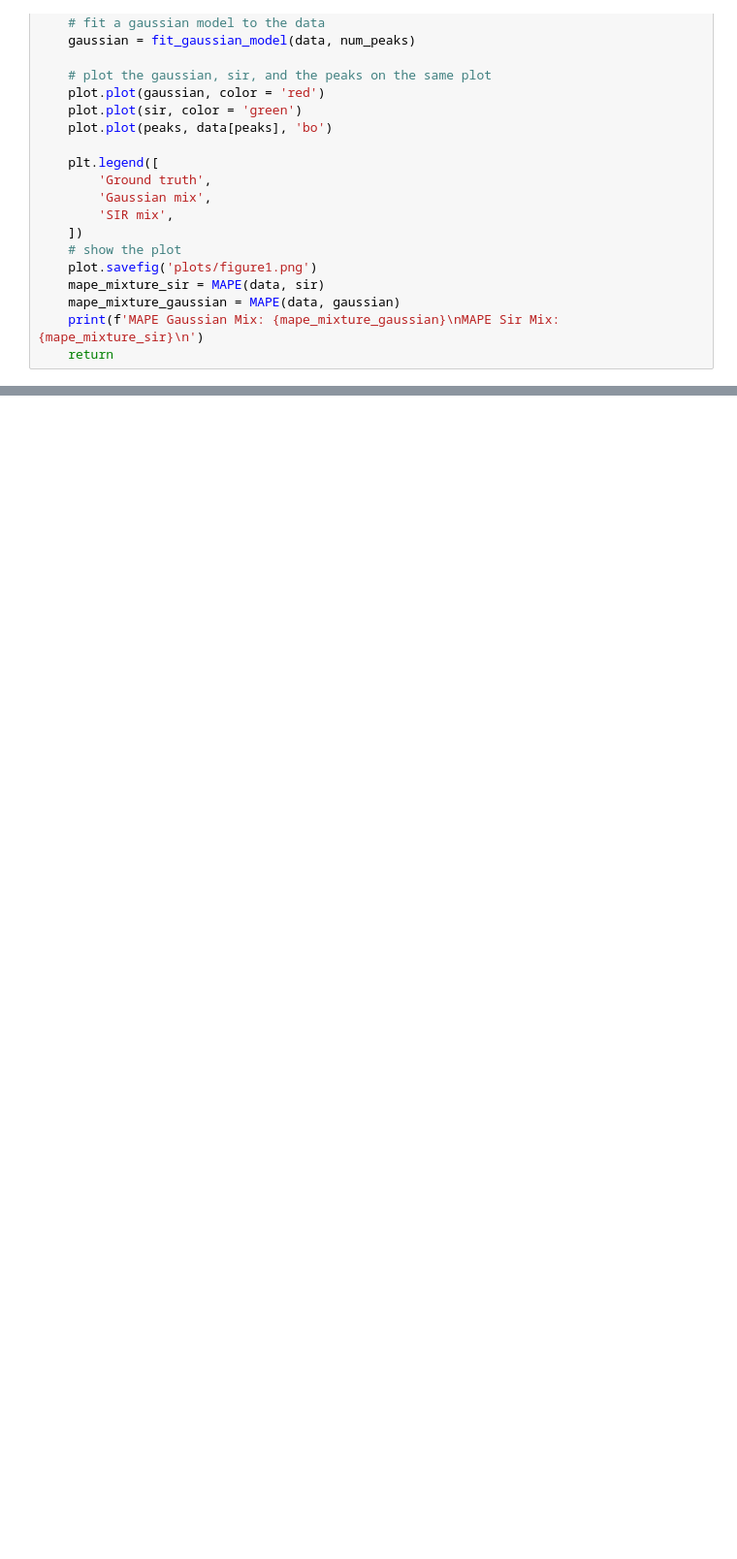
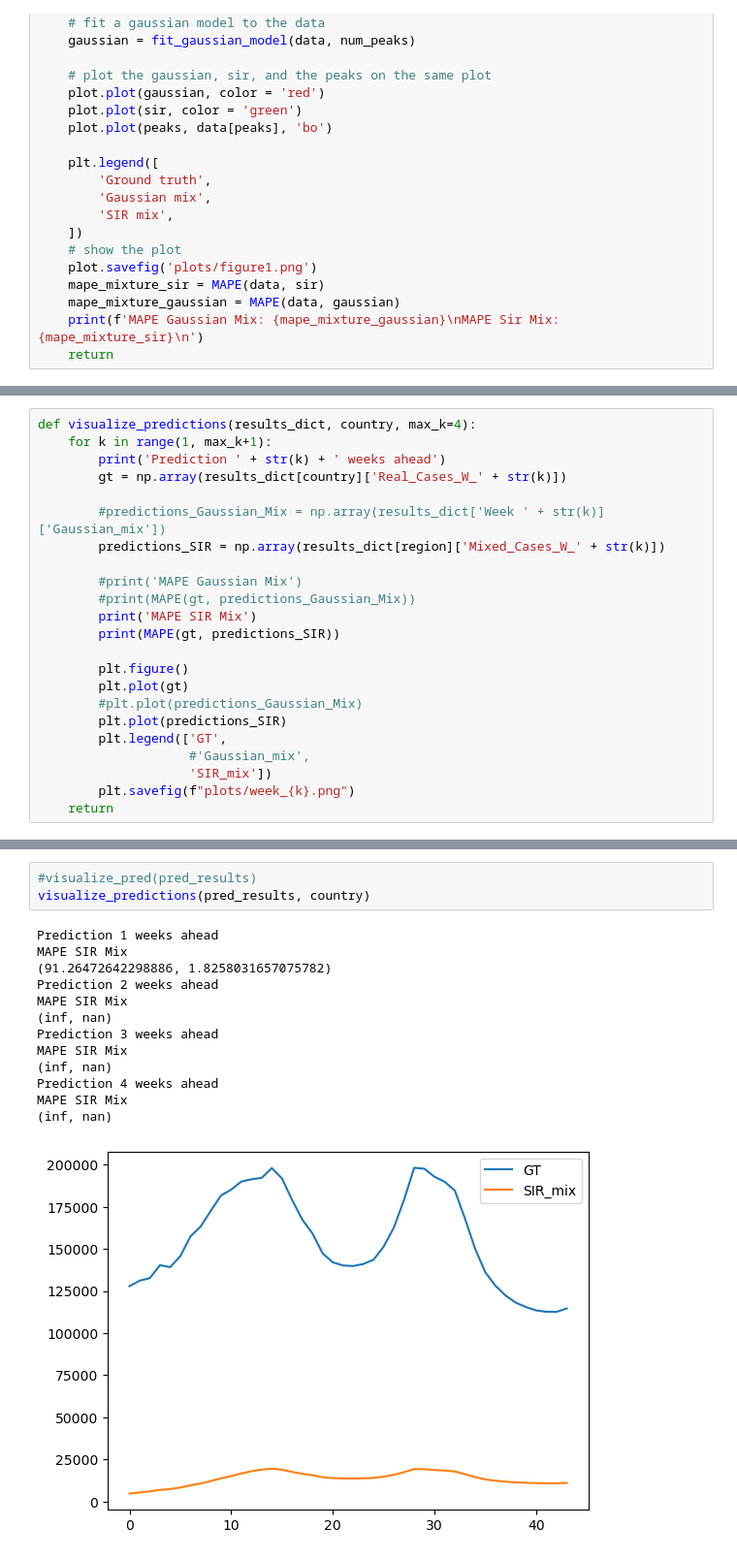
Before and after one commit to CANBOTS/469-T2-Canbots-, a Jupyter notebook: src/main.ipynb, the cells around one changed output, grey strips where cells are left out. Shown: that part at 97% size. Saved outputs shown, nothing was run; the diff lists cells and outputs as text; blank space fills up the shorter version.

```diff
--- a/src/main.ipynb
+++ b/src/main.ipynb
@@ -218 +491,24 @@ def pred(data, max_k=4):
+# %%
+def visualize_predictions(results_dict, country, max_k=4):
+    for k in range(1, max_k+1):
+        print('Prediction ' + str(k) + ' weeks ahead')
+        gt = np.array(results_dict[country]['Real_Cases_W_' + str(k)])
+
+        #predictions_Gaussian_Mix = np.array(results_dict['Week ' + str(k)]['Gaussian_mix'])
+        predictions_SIR = np.array(results_dict[region]['Mixed_Cases_W_' + str(k)])
+
+        #print('MAPE Gaussian Mix')
+        #print(MAPE(gt, predictions_Gaussian_Mix))
+        print('MAPE SIR Mix')
+        print(MAPE(gt, predictions_SIR))
+
+        plt.figure()
+        plt.plot(gt)
+        #plt.plot(predictions_Gaussian_Mix)
+        plt.plot(predictions_SIR)
+        plt.legend(['GT',
+                    #'Gaussian_mix',
+                    'SIR_mix'])
+        plt.savefig(f"plots/week_{k}.png")
+    return
 # %%
@@ -304,0 +569,17 @@ MAPE SIR Mix
+# %%
+#visualize_pred(pred_results)
+visualize_predictions(pred_results, country)
+# %% [output]
+Prediction 1 weeks ahead
+MAPE SIR Mix
+(91.26472642298886, 1.8258031657075782)
+Prediction 2 weeks ahead
+MAPE SIR Mix
+(inf, nan)
+Prediction 3 weeks ahead
+MAPE SIR Mix
+(inf, nan)
+Prediction 4 weeks ahead
+MAPE SIR Mix
+(inf, nan)
+[figure, added]
```
Also changed, not shown: parts of 10 cells of this notebook, 4 other files.
